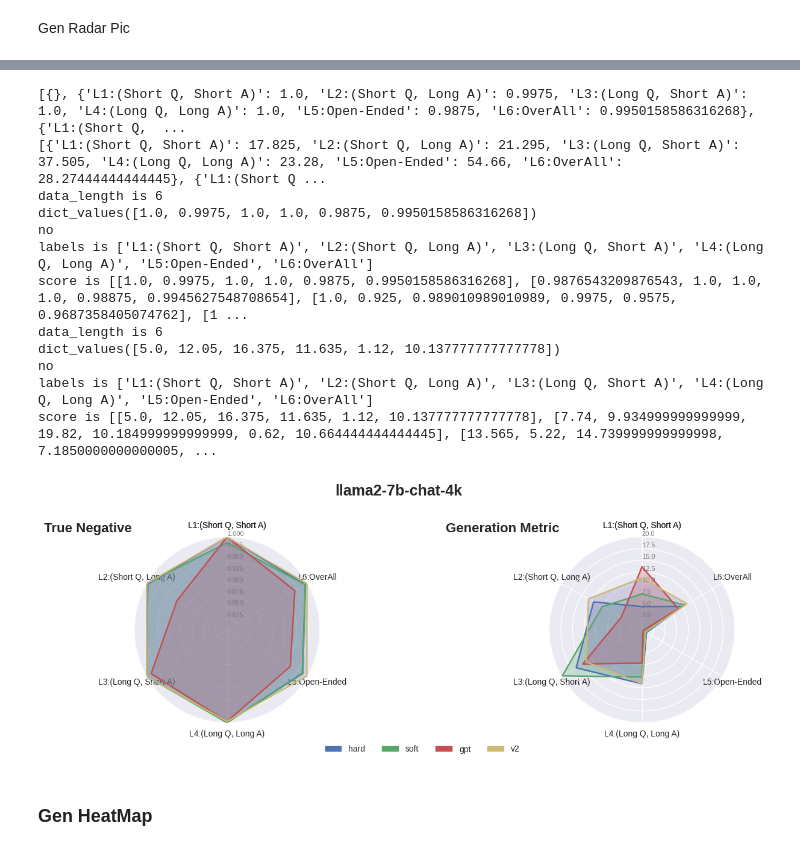
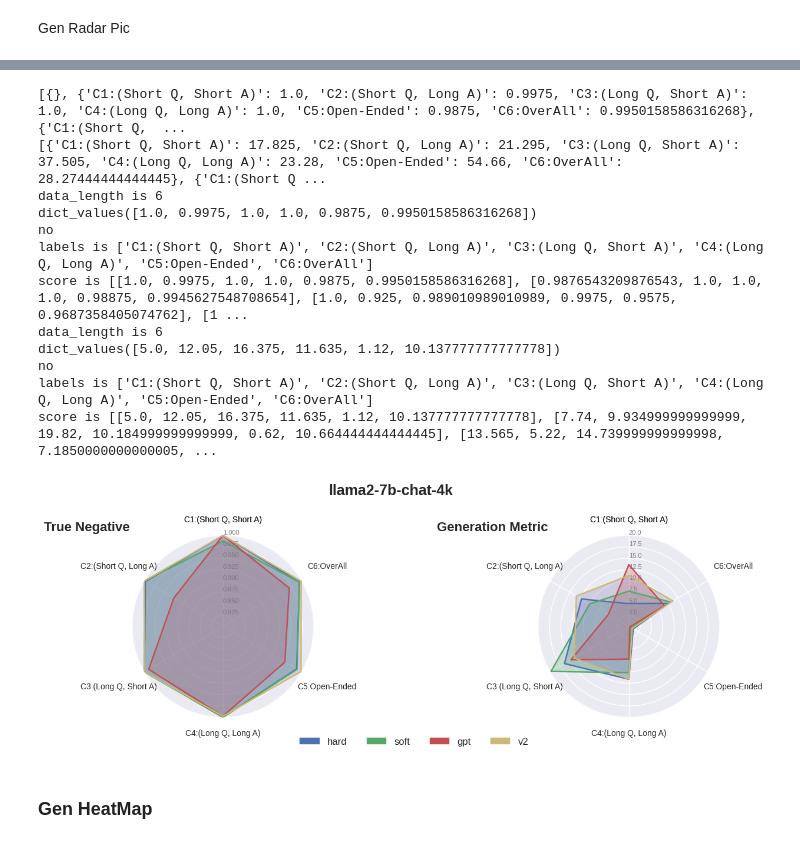
Before and after one commit to THU-KEG/WaterBench, a Jupyter notebook: gen_table.ipynb, the cells around one changed output, grey strips where cells are left out. Saved outputs shown, nothing was run; the diff lists cells and outputs as text; code cells hidden in the pictures.

```diff
--- a/gen_table.ipynb
+++ b/gen_table.ipynb
@@ -582,7 +584,7 @@ for j in range(len(mutual_mode)):
 
         # tp_score_L1 = (tp_score1 * sum1 + tp_score2 *sum2) / (sum1 + sum2)
 
-        if tp_score1.empty or float(tp_score1.iloc[0]) < 0.05 or tp_score2.empty or float(tp_score2.iloc[0]) < 0.05 :
+        if tp_score1.empty or tp_score2.empty:
             output_str += "--"
         else:
             tp_score_i = float(tp_score1.iloc[0])
@@ -705,7 +707,7 @@ for j in range(len(mutual_mode)):
 
     # tp_score_L1 = (tp_score1 * sum1 + tp_score2 *sum2) / (sum1 + sum2)
 
-    if tp_score1.empty or float(tp_score1.iloc[0]) < 0.05 or tp_score2.empty or float(tp_score2.iloc[0]) < 0.05 :
+    if tp_score1.empty or tp_score2.empty:
         output_str += "--"
     else:
         tp_score_i = float(tp_score1.iloc[0])
@@ -1232,45 +1281,56 @@ def draw(ax, start_point, end_point, para_dict, title):
 
     ax.set_rlabel_position(0)
     ax.set_title(title, fontweight='bold', x=-0.25, y=1, fontsize=16)
+
+    # 调整标签位置
+    for label in ax.get_xticklabels():
+        label_text = label.get_text()
+        if "C1" in label_text or "C4" in label_text:
+            label.set_position((label.get_position()[0], -0.05))
+        else:
+            label.set_position((label.get_position()[0], -0.2))
+
+
+
     # ax.title.set_position([-0.2, 1.0])
     return patches
 
 fig, (ax1, ax2) = plt.subplots(1, 2, subplot_kw=dict(polar=True),  figsize=(16, 4))
 # ax1.set_size_inches(6, 4)
 # ax2.set_size_inches(6, 4)
 if "llama" in model_name:
     patches = draw(ax1, 0.8, 1, tn_dict, "True Negative")
 elif "internlm" in model_name:
     patches = draw(ax1, 0.9, 1, tn_dict, "True Negative")
 
 patches = draw(ax2, 0, 20, eval_dict, "Generation Metric")
 
 plt.subplots_adjust(wspace=0)
 
-lgd=fig.legend(handles=patches, loc='lower center', ncols=4, bbox_to_anchor=(0.5,-0.05))
+lgd=fig.legend(handles=patches, loc='lower center', ncols=4, bbox_to_anchor=(0.5,-0.05), prop={'size': 12})
 # plt.title(f'{model_name}', fontweight='bold', fontsize=18)
 my_suptitle=fig.suptitle(f'{model_name}', x=0.475, y=1.1, fontweight='bold', fontsize=18)
 # plt.legend(list(new_mode_tn_dict.keys()), loc='upper right')
 plt.subplots_adjust(wspace=0.25)
 plt.savefig(f"{save_pic_dir}/{model_name}_radar.pdf", dpi=100, bbox_inches='tight', bbox_extra_artists=(my_suptitle, lgd))
 plt.savefig(f"{save_pic_dir}/{model_name}_radar.png", dpi=100, bbox_inches='tight', bbox_extra_artists=(my_suptitle, lgd))
 # plt.savefig(model_name + "radar.png", dpi=100)
 
 plt.show()
 # %% [output]
-[{}, {'L1:(Short Q, Short A)': 1.0, 'L2:(Short Q, Long A)': 0.9975, 'L3:(Long Q, Short A)': 1.0, 'L4:(Long Q, Long A)': 1.0, 'L5:Open-Ended': 0.9875, 'L6:OverAll': 0.9950158586316268}, {'L1:(Short Q,  ...
-[{'L1:(Short Q, Short A)': 17.825, 'L2:(Short Q, Long A)': 21.295, 'L3:(Long Q, Short A)': 37.505, 'L4:(Long Q, Long A)': 23.28, 'L5:Open-Ended': 54.66, 'L6:OverAll': 28.27444444444445}, {'L1:(Short Q ...
+[{}, {'C1:(Short Q, Short A)': 1.0, 'C2:(Short Q, Long A)': 0.9975, 'C3:(Long Q, Short A)': 1.0, 'C4:(Long Q, Long A)': 1.0, 'C5:Open-Ended': 0.9875, 'C6:OverAll': 0.9950158586316268}, {'C1:(Short Q,  ...
+[{'C1:(Short Q, Short A)': 17.825, 'C2:(Short Q, Long A)': 21.295, 'C3:(Long Q, Short A)': 37.505, 'C4:(Long Q, Long A)': 23.28, 'C5:Open-Ended': 54.66, 'C6:OverAll': 28.27444444444445}, {'C1:(Short Q ...
 data_length is 6
 dict_values([1.0, 0.9975, 1.0, 1.0, 0.9875, 0.9950158586316268])
 no
-labels is ['L1:(Short Q, Short A)', 'L2:(Short Q, Long A)', 'L3:(Long Q, Short A)', 'L4:(Long Q, Long A)', 'L5:Open-Ended', 'L6:OverAll']
+labels is ['C1:(Short Q, Short A)', 'C2:(Short Q, Long A)', 'C3:(Long Q, Short A)', 'C4:(Long Q, Long A)', 'C5:Open-Ended', 'C6:OverAll']
 score is [[1.0, 0.9975, 1.0, 1.0, 0.9875, 0.9950158586316268], [0.9876543209876543, 1.0, 1.0, 1.0, 0.98875, 0.9945627548708654], [1.0, 0.925, 0.989010989010989, 0.9975, 0.9575, 0.9687358405074762], [1 ...
 data_length is 6
 dict_values([5.0, 12.05, 16.375, 11.635, 1.12, 10.137777777777778])
 no
-labels is ['L1:(Short Q, Short A)', 'L2:(Short Q, Long A)', 'L3:(Long Q, Short A)', 'L4:(Long Q, Long A)', 'L5:Open-Ended', 'L6:OverAll']
+labels is ['C1:(Short Q, Short A)', 'C2:(Short Q, Long A)', 'C3:(Long Q, Short A)', 'C4:(Long Q, Long A)', 'C5:Open-Ended', 'C6:OverAll']
 score is [[5.0, 12.05, 16.375, 11.635, 1.12, 10.137777777777778], [7.74, 9.934999999999999, 19.82, 10.184999999999999, 0.62, 10.664444444444445], [13.565, 5.22, 14.739999999999998, 7.1850000000000005, ...
-[figure, old version]
+[figure, new version]
 # %% [markdown]
 ### Gen HeatMap
 # %%
```
Also changed, not shown: parts of 33 cells of this notebook, 18 other files.
